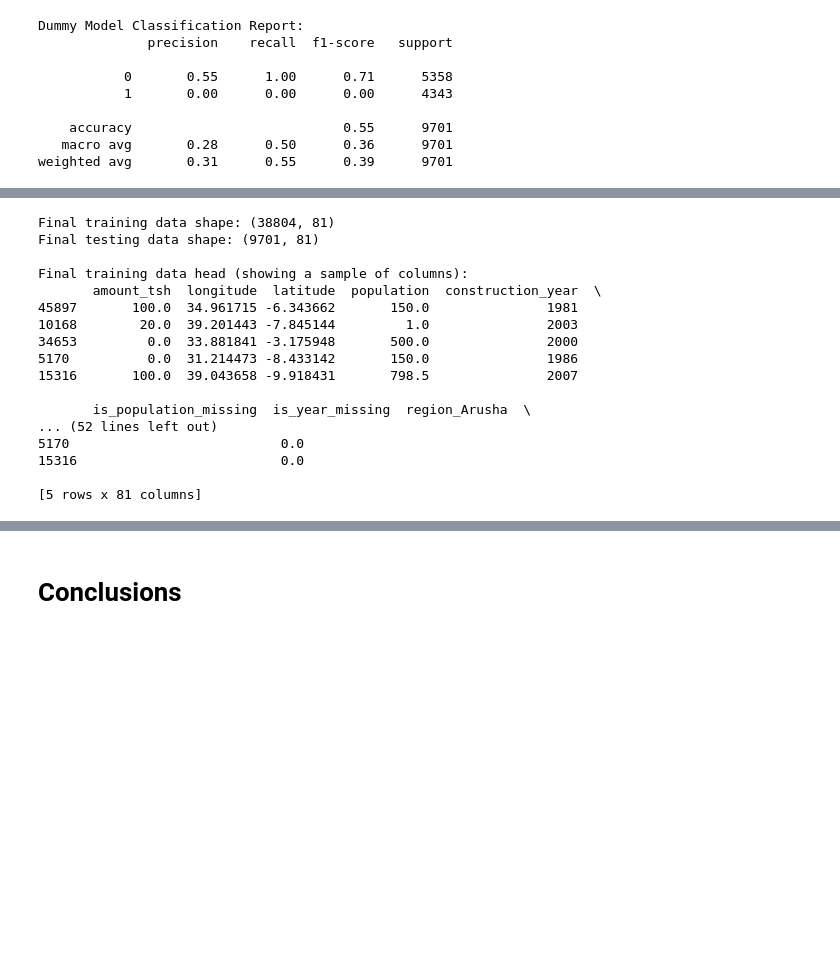
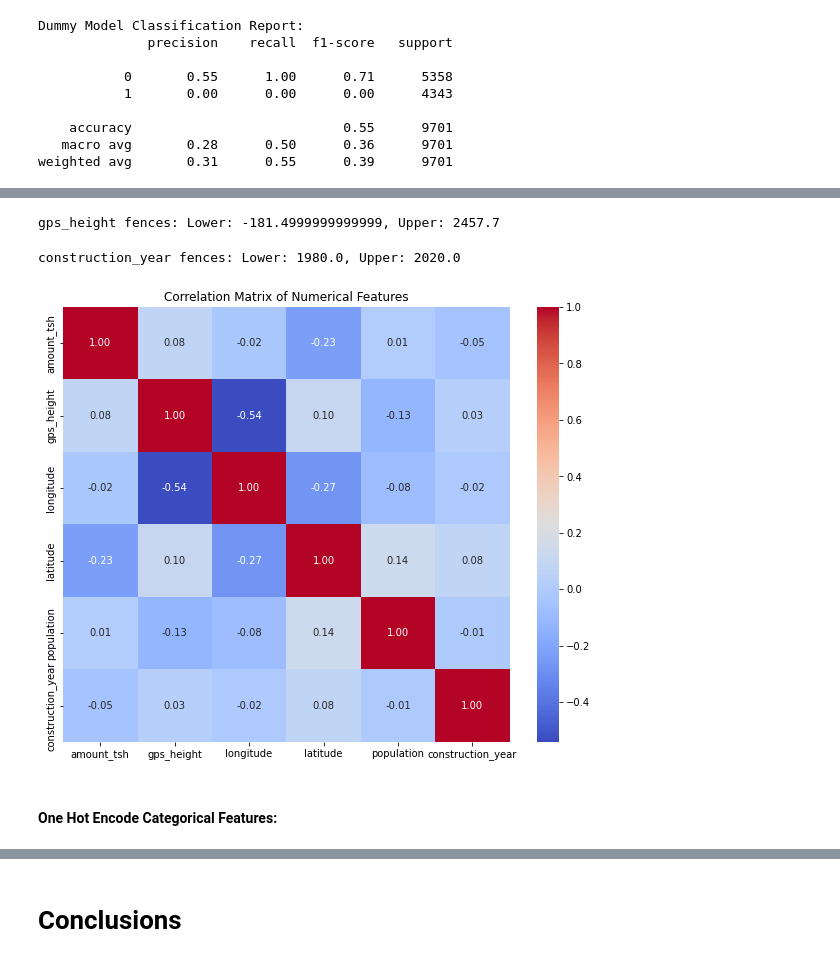
Before and after one commit to morgannash1/water_wells_project, a Jupyter notebook: notebook.ipynb, the cells around one changed output, grey strips where cells are left out. Cells and saved outputs as stored; diff of their text form; code cells hidden in the pictures; blank space fills up the shorter version.

Commit message:
notebook/more models

```diff
--- a/notebook.ipynb
+++ b/notebook.ipynb
@@ -1046,2 +1058,41 @@ Outliers have been capped with a minimum value of 0.
+# %%
+#Handling GPS_Height Column Outliers:
+#For gps_height, I'll use the standard IQR method to find both the lower and upper fences and cap values that fall outside that range.
+lower_fence_gps, upper_fence_gps = get_iqr_fences(X_train, 'gps_height')
+print(f"gps_height fences: Lower: {lower_fence_gps}, Upper: {upper_fence_gps}")
+
+X_train = cap_outliers_with_fences(X_train, 'gps_height', lower_fence_gps, upper_fence_gps)
+X_test = cap_outliers_with_fences(X_test, 'gps_height', lower_fence_gps, upper_fence_gps)
+# %% [output]
+gps_height fences: Lower: -181.4999999999999, Upper: 2457.7
+# %%
+#Handling Construction_Year Column Outliers:
+#For construction_year, I'll use the IQR to find both the lower and upper fences, but also set a logical lower bound.
+lower_fence_year, upper_fence_year = get_iqr_fences(X_train, 'construction_year')
+# Enforce a logical minimum of 1900
+lower_fence_year = max(1900, lower_fence_year)
+print(f"construction_year fences: Lower: {lower_fence_year}, Upper: {upper_fence_year}")
+
+X_train = cap_outliers_with_fences(X_train, 'construction_year', lower_fence_year, upper_fence_year)
+X_test = cap_outliers_with_fences(X_test, 'construction_year', lower_fence_year, upper_fence_year)
+# %% [output]
+construction_year fences: Lower: 1980.0, Upper: 2020.0
+# %%
+#Check for multicollinearity among numerical columns after outliers handled and columns imputed:
+#Select only the numerical columns from df_clean
+numerical_df2 = X_train.select_dtypes(include=np.number)
+
+#Calculate the correlation matrix
+correlation_matrix2 = numerical_df2.corr()
+
+#Display the correlation matrix as a heatmap
+plt.figure(figsize=(10, 8))
+sns.heatmap(correlation_matrix2, annot=True, cmap='coolwarm', fmt=".2f")
+plt.title('Correlation Matrix of Numerical Features')
+plt.show()
+# %% [output]
+[figure, added]
+# %% [markdown]
+#### One Hot Encode Categorical Features:
 # %%
 #Select categorical columns to one hot encode:
@@ -1059,40 +1117,0 @@ X_test_ohe = ohe.transform(X_test[categorical_features])
-# %%
-#Need to combine the encoded categorical features back with the numerical features:
-#Numeric list to select the columns from our original X_train/X_test
-numeric_features = X_train.drop(columns=categorical_features).columns
-
-#Create data frames for the one-hot encoded data
-#get_feature_names() to get the new column names
-ohe_feature_names = ohe.get_feature_names(categorical_features)
-
-X_train_ohe_df = pd.DataFrame(X_train_ohe, index=X_train.index, columns=ohe_feature_names)
-X_test_ohe_df = pd.DataFrame(X_test_ohe, index=X_test.index, columns=ohe_feature_names)
-
-#Concatenate the numerical and one-hot encoded dataframes into "final" versions we can use to model
-X_train_final = pd.concat([X_train[numeric_features], X_train_ohe_df], axis=1)
-X_test_final = pd.concat([X_test[numeric_features], X_test_ohe_df], axis=1)
-
-#Check the shape and head of "final" datasets
-print("Final training data shape:", X_train_final.shape)
-print("Final testing data shape:", X_test_final.shape)
-
-print("\nFinal training data head (showing a sample of columns):")
-print(X_train_final.head())
-# %% [output]
-Final training data shape: (38804, 81)
-Final testing data shape: (9701, 81)
-
-Final training data head (showing a sample of columns):
-       amount_tsh  longitude  latitude  population  construction_year  \
-45897       100.0  34.961715 -6.343662       150.0               1981
-10168        20.0  39.201443 -7.845144         1.0               2003
-34653         0.0  33.881841 -3.175948       500.0               2000
-5170          0.0  31.214473 -8.433142       150.0               1986
-15316       100.0  39.043658 -9.918431       798.5               2007
-
-       is_population_missing  is_year_missing  region_Arusha  \
-... (52 lines left out)
-5170                           0.0
-15316                          0.0
-
-[5 rows x 81 columns]
```
Also changed, not shown: parts of 56 cells of this notebook.
